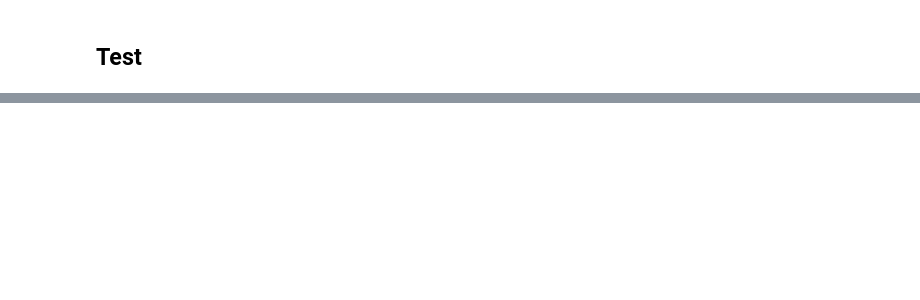
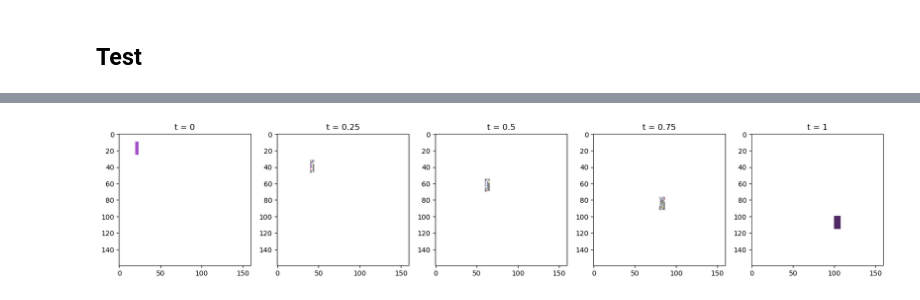
Before and after one commit to Eoweld/Optimal-Transport, a Jupyter notebook: Optimal_transport.ipynb, the cells around one changed output, grey strips where cells are left out. Cells and saved outputs as stored; diff of their text form; code cells hidden in the pictures; blank space fills up the shorter version.

Commit message:
Demo on colored rectangles added

```diff
--- a/Optimal_transport.ipynb
+++ b/Optimal_transport.ipynb
@@ -166,0 +214,19 @@ plt.show()
+# %%
+def color_rectangle(image, corner_coordinates, height, width, color):
+  """
+    Create a black rectangle for image
+  """
+
+  res_image = image.copy()
+
+  x_start = corner_coordinates[0]
+  y_start = corner_coordinates[1]
+
+  for i in range(x_start, x_start+height):
+      for j in range(y_start, y_start+width):
+
+          res_image[i][j][0] = color[0]
+          res_image[i][j][1] = color[1]
+          res_image[i][j][2] = color[2]
+
+  return res_image
@@ -166,0 +235,70 @@ plt.show()
+# %%
+# Generate
+im1 = np.ones((160, 160, 3), dtype=np.uint8)
+for i in range(3):
+  im1[:,:,i] = 255 * im1[:,:,i]
+
+im2 = np.ones((160, 160, 3), dtype=np.uint8)
+for i in range(3):
+  im2[:,:,i] = 255 * im2[:,:,i]
+
+start_images = color_rectangle(im1, corner_coordinates=(10,20), height=16, width=4, color=[160,80,200])
+end_images   = color_rectangle(im2, corner_coordinates=(100, 100), height=16, width=8, color=[80,40,100])
+
+# Create figure
+fig, ax = plt.subplots(1,5, figsize=(20, 20))
+ax[0].imshow(start_images)
+ax[0].set_title("t = 0")
+
+# Get start and end indices (indices of the rectangles)
+start_indices = get_indices_of_zeros(start_images)
+end_indices   = get_indices_of_zeros(end_images)
+
+# Compute cost matrix
+cost_matrix = get_cost_matrix(start_indices, end_indices)
+
+# Solve the problem
+mass_start0    = [160 for i in range(len(start_indices))]
+mass_end0      = [80 for i in range(len(end_indices))]
+optimal_plane0 = optimal_solve(cost_matrix, mass_start0, mass_end0)
+
+mass_start1    = [80 for i in range(len(start_indices))]
+mass_end1      = [40 for i in range(len(end_indices))]
+optimal_plane1 = optimal_solve(cost_matrix, mass_start1, mass_end1)
+
+mass_start2    = [200 for i in range(len(start_indices))]
+mass_end2      = [100 for i in range(len(end_indices))]
+optimal_plane2 = optimal_solve(cost_matrix, mass_start2, mass_end2)
+
+# Compute the valid path
+list_indices_non_zero0 = valid_path(optimal_plane0)
+list_indices_non_zero1 = valid_path(optimal_plane1)
+list_indices_non_zero2 = valid_path(optimal_plane2)
+
+list_t_frac = np.linspace(1/4, 3/4, 3)
+
+i = 1
+
+for t_frac in list_t_frac[::-1]:
+
+  #print(list_indices_non_zero
+  current_image0 = transport(list_indices_non_zero0, start_indices, end_indices, optimal_plane, t_frac)
+  current_image1 = transport(list_indices_non_zero1, start_indices, end_indices, optimal_plane, t_frac)
+  current_image2 = transport(list_indices_non_zero2, start_indices, end_indices, optimal_plane, t_frac)
+  #current_image = current_image.astype(np.uint8)
+
+  displacement_image = np.zeros(shape=(current_image0.shape[0], current_image0.shape[1], 3), dtype=np.uint8)
+
+  # Filling the channels
+  displacement_image[:,:,0] = current_image0
+  displacement_image[:,:,1] = current_image1
+  displacement_image[:,:,2] = current_image2
+
+  ax[i].imshow(displacement_image)
+  ax[i].set_title(f"t = {1 - t_frac}")
+  i += 1
+
+ax[i].imshow(end_images)
+ax[i].set_title("t = 1")
+plt.show()
+# %% [output]
@@ -166,0 +322 @@ plt.show()
+[figure, added]
```
Also changed, not shown: parts of 9 cells of this notebook.
